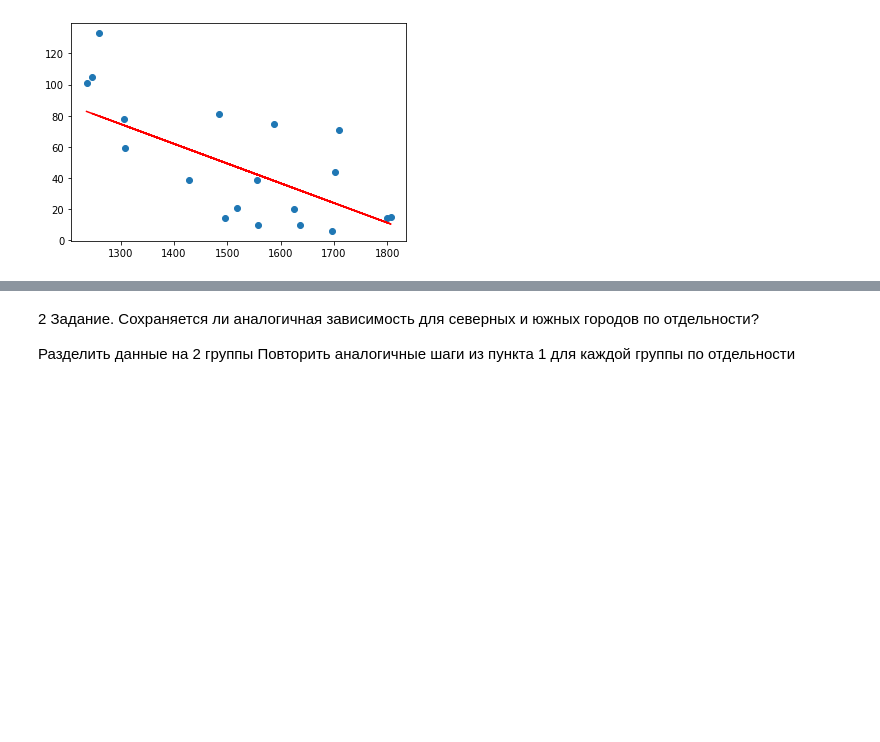
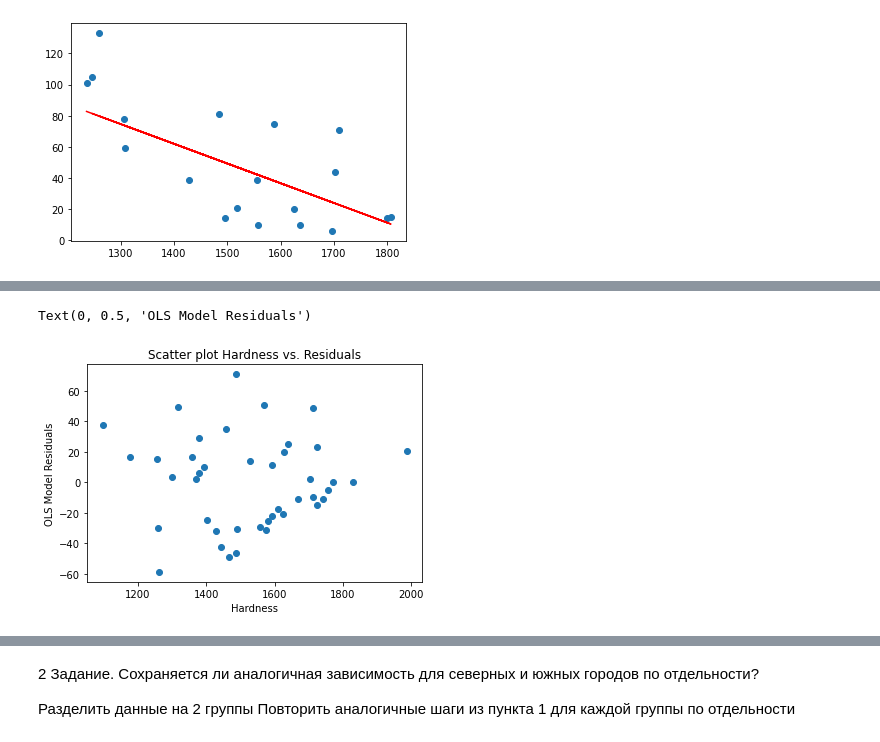
Before and after one commit to evgeniya5891/pythonProg, a Jupyter notebook: dz19.ipynb, the cells around one changed output, grey strips where cells are left out. Cells and saved outputs as stored; diff of their text form; code cells hidden in the pictures; blank space fills up the shorter version.

```diff
--- a/dz19.ipynb
+++ b/dz19.ipynb
@@ -68,3 +69,8 @@ plt.plot(X_test, y_pred, c='r')
 # %% [output]
 [<matplotlib.lines.Line2D at 0x...>]
 [figure]
+# %%
+X_const = sm.add_constant(X_train)
+model = sm.OLS(y_train, X_const)
+results = model.fit()
+print(results.summary())
@@ -70,0 +95,8 @@ plt.plot(X_test, y_pred, c='r')
+# %%
+plt.scatter(X_const.iloc[:, 1], results.resid)
+plt.title('Scatter plot Hardness vs. Residuals')
+plt.xlabel('Hardness')
+plt.ylabel('OLS Model Residuals')
+# %% [output]
+Text(0, 0.5, 'OLS Model Residuals')
+[figure, added]
```
Also changed, not shown: parts of 11 cells of this notebook.
